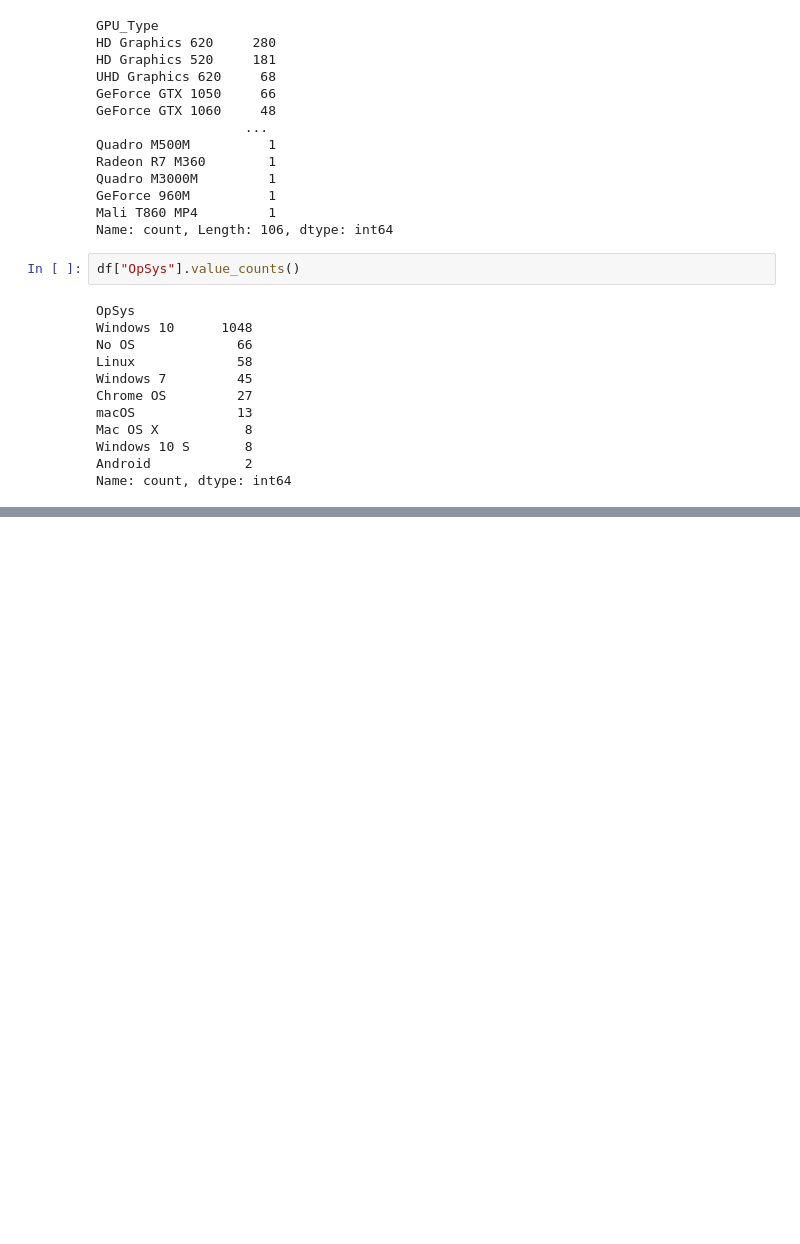
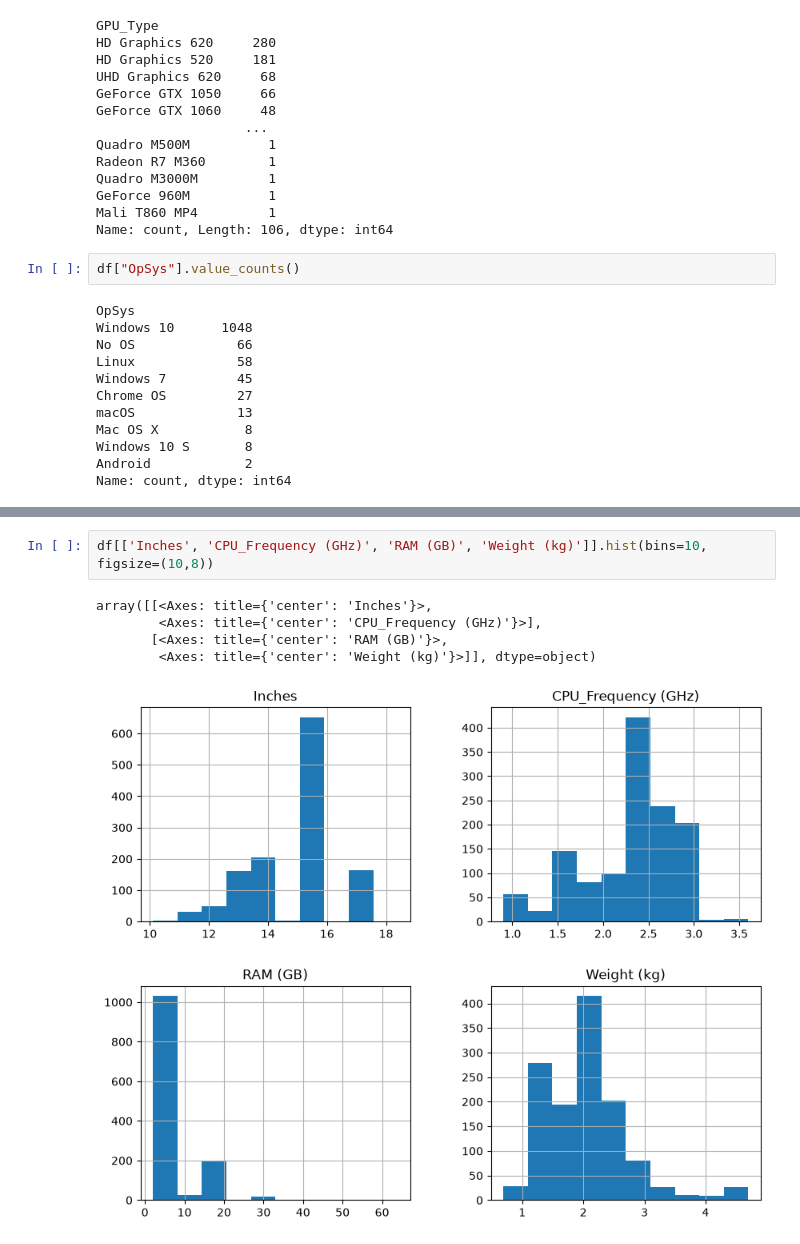
Before and after one commit to llshahroozll/Laptop-Price-Prediction, a Jupyter notebook: nootbooks/01_eda.ipynb, the cells around one changed output, grey strips where cells are left out. Saved outputs shown, nothing was run; the diff lists cells and outputs as text; blank space fills up the shorter version.

```diff
--- a/nootbooks/01_eda.ipynb
+++ b/nootbooks/01_eda.ipynb
@@ -309,0 +351,8 @@ Name: count, dtype: int64
+# %%
+df[['Inches', 'CPU_Frequency (GHz)', 'RAM (GB)', 'Weight (kg)']].hist(bins=10, figsize=(10,8))
+# %% [output]
+array([[<Axes: title={'center': 'Inches'}>,
+        <Axes: title={'center': 'CPU_Frequency (GHz)'}>],
+       [<Axes: title={'center': 'RAM (GB)'}>,
+        <Axes: title={'center': 'Weight (kg)'}>]], dtype=object)
+[figure, added]
```
Also changed, not shown: parts of 48 cells of this notebook.
